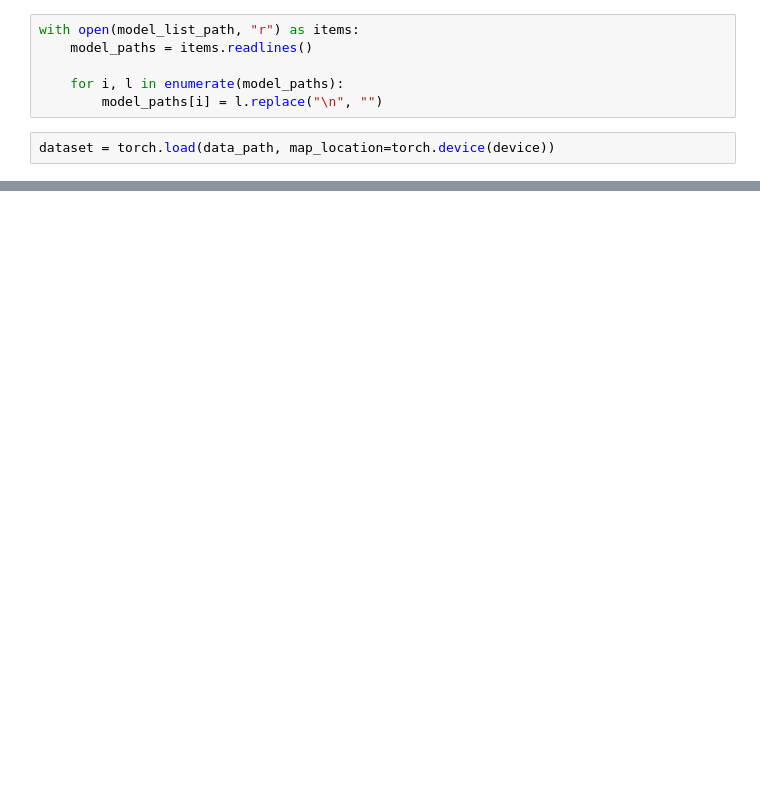
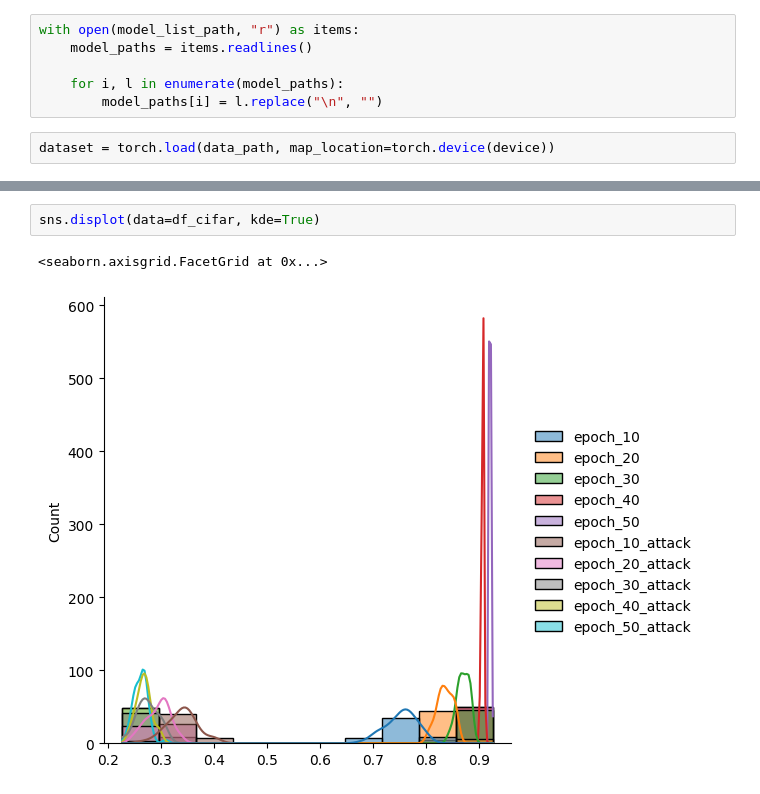
Before and after one commit to julius-lautz/model_robustness, a Jupyter notebook: src/model_robustness/attacks/experimenting/looking_at_diff_epochs.ipynb, the cells around one changed output, grey strips where cells are left out. Saved outputs shown, nothing was run; the diff lists cells and outputs as text; blank space fills up the shorter version.

```diff
--- a/src/model_robustness/attacks/experimenting/looking_at_diff_epochs.ipynb
+++ b/src/model_robustness/attacks/experimenting/looking_at_diff_epochs.ipynb
@@ -158,0 +160,5 @@ sns.displot(data=df, kde=True)
+# %%
+sns.displot(data=df_cifar, kde=True)
+# %% [output]
+<seaborn.axisgrid.FacetGrid at 0x...>
+[figure, added]
```
Also changed, not shown: parts of 17 cells of this notebook, 25 other files.
